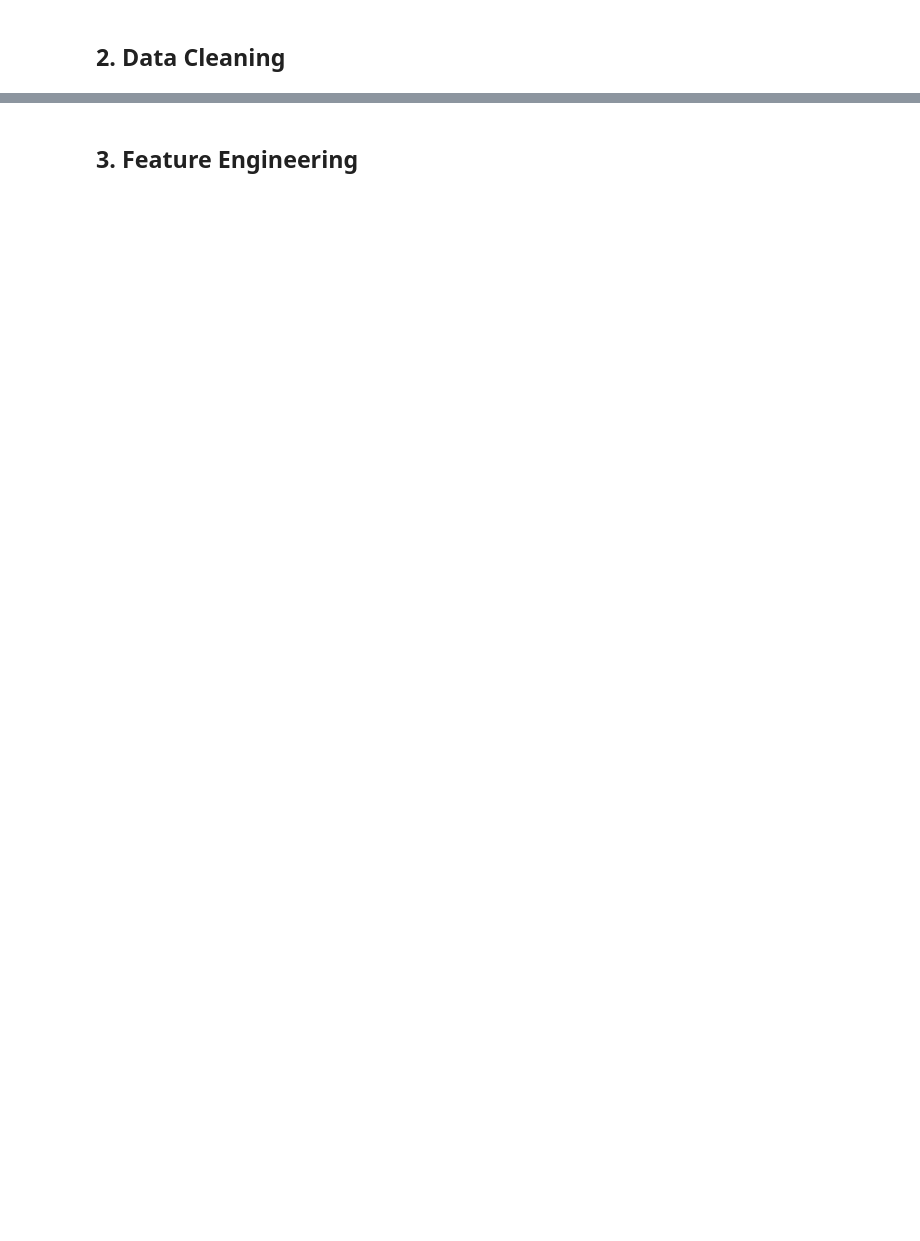
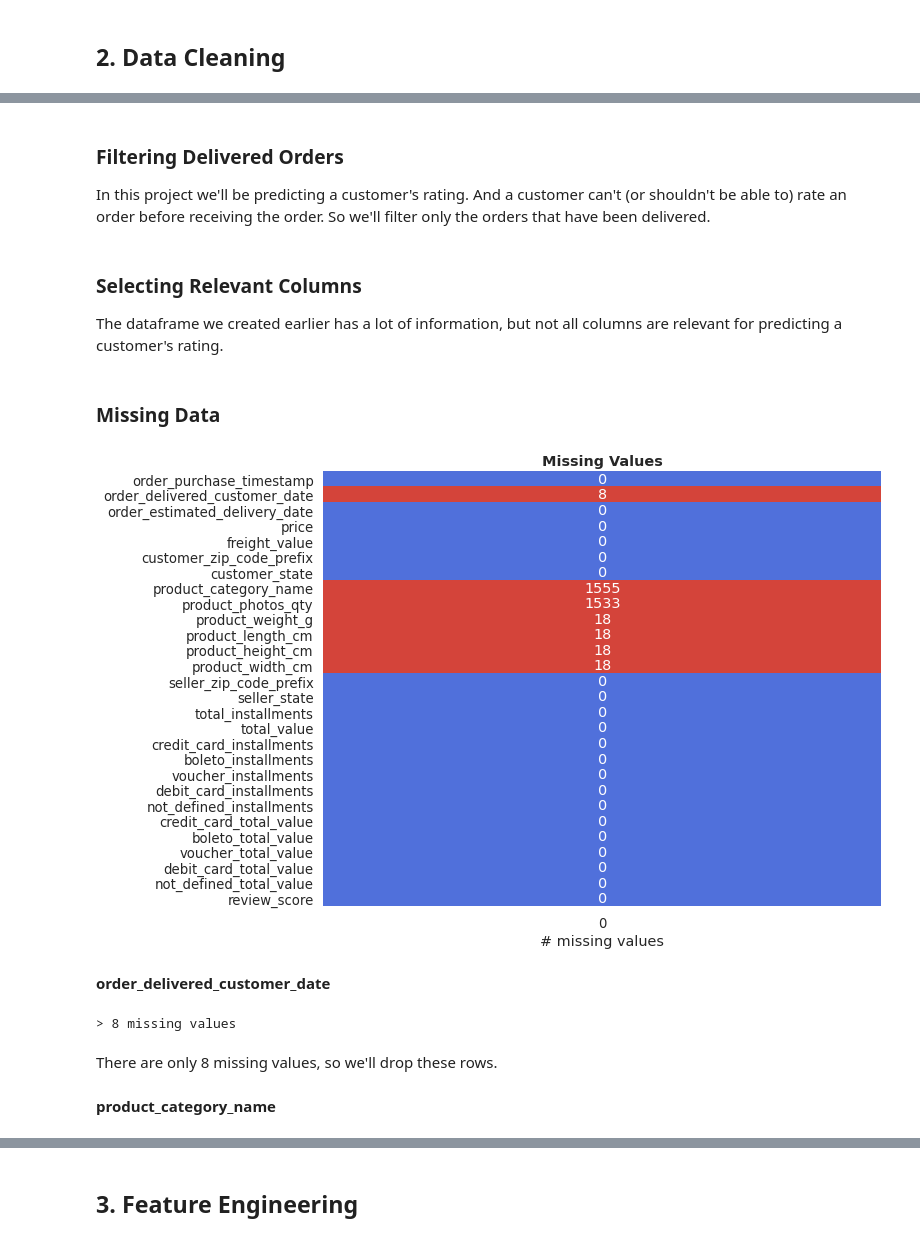
Before and after one commit to kimurarh/olist-public, a Jupyter notebook: 1-Customer-Satisfaction-Prediction.ipynb, the cells around one changed output, grey strips where cells are left out. Drawn from its saved outputs; the diff is of its cells as text; code cells hidden in the pictures; blank space fills up the shorter version.

Commit message:
feat: data cleaning

```diff
--- a/1-Customer-Satisfaction-Prediction.ipynb
+++ b/1-Customer-Satisfaction-Prediction.ipynb
@@ -182,0 +164,39 @@ dtype: int64
+# %% [markdown]
+### Filtering Delivered Orders
+
+In this project we'll be predicting a customer's rating. And a customer can't (or shouldn't be able to) rate an order before receiving the order. So we'll filter only the orders that have been delivered.
+# %%
+df = df.query("order_status == 'delivered'")
+# %% [markdown]
+### Selecting Relevant Columns
+
+The dataframe we created earlier has a lot of information, but not all columns are relevant for predicting a customer's rating.
+# %%
+relevant_cols = ["order_purchase_timestamp", "order_delivered_customer_date", "order_estimated_delivery_date",
+                 "price", "freight_value", "customer_zip_code_prefix", "customer_state", "product_category_name",
+                 "product_photos_qty", "product_weight_g", "product_length_cm", "product_height_cm",
+                 "product_width_cm", "seller_zip_code_prefix", "seller_state", "total_installments", "total_value",
+                 "credit_card_installments", "boleto_installments", "voucher_installments",
+                 "debit_card_installments", "not_defined_installments", "credit_card_total_value",
+                 "boleto_total_value", "voucher_total_value", "debit_card_total_value",
+                 "not_defined_total_value", "review_score"]
+df = df[relevant_cols]
+# %% [markdown]
+### Missing Data
+# %%
+cmap = sns.diverging_palette(260, 14, as_cmap=True)
+plt.figure(figsize = (10,8))
+ax = sns.heatmap(df.isna().sum().to_frame(), annot=True, fmt='d', cmap=cmap, vmax=1, cbar=False)
+plt.title('Missing Values', fontweight='bold')
+ax.set_xlabel('# missing values')
+plt.show()
+# %% [output]
+[figure, added]
+# %% [markdown]
+**order_delivered_customer_date**
+# %%
+print(f"> {df['order_delivered_customer_date'].isna().sum()} missing values")
+# %% [output]
+> 8 missing values
+# %% [markdown]
+There are only 8 missing values, so we'll drop these rows.
@@ -182,0 +205,2 @@ dtype: int64
+# %% [markdown]
+**product_category_name**
```
Also changed, not shown: parts of 14 cells of this notebook.
